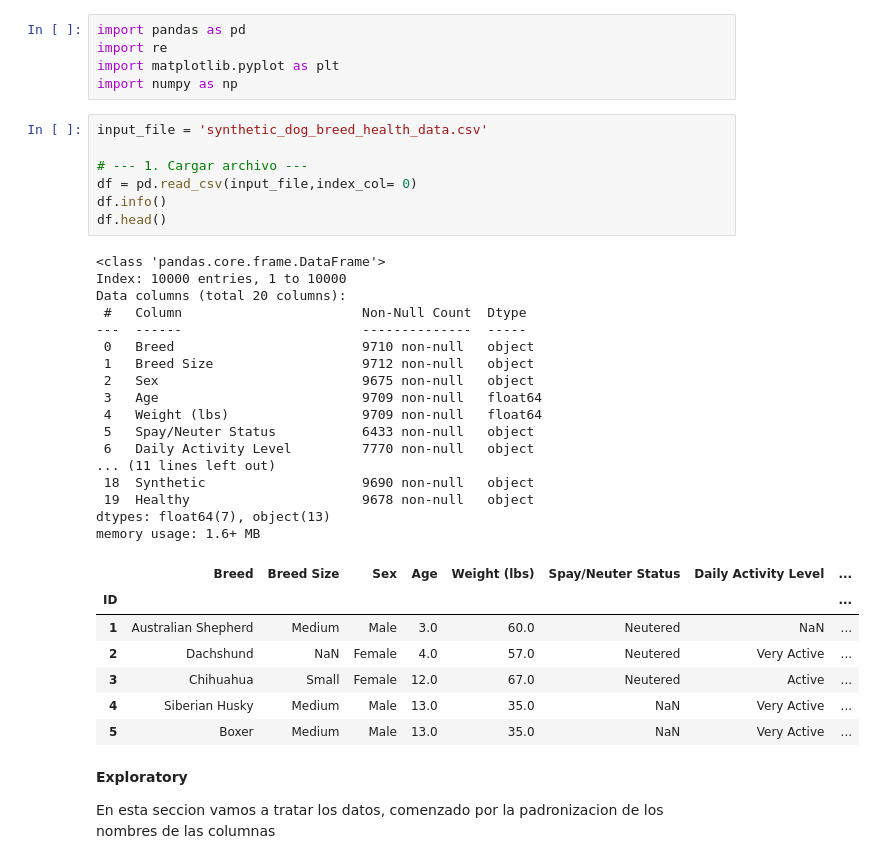
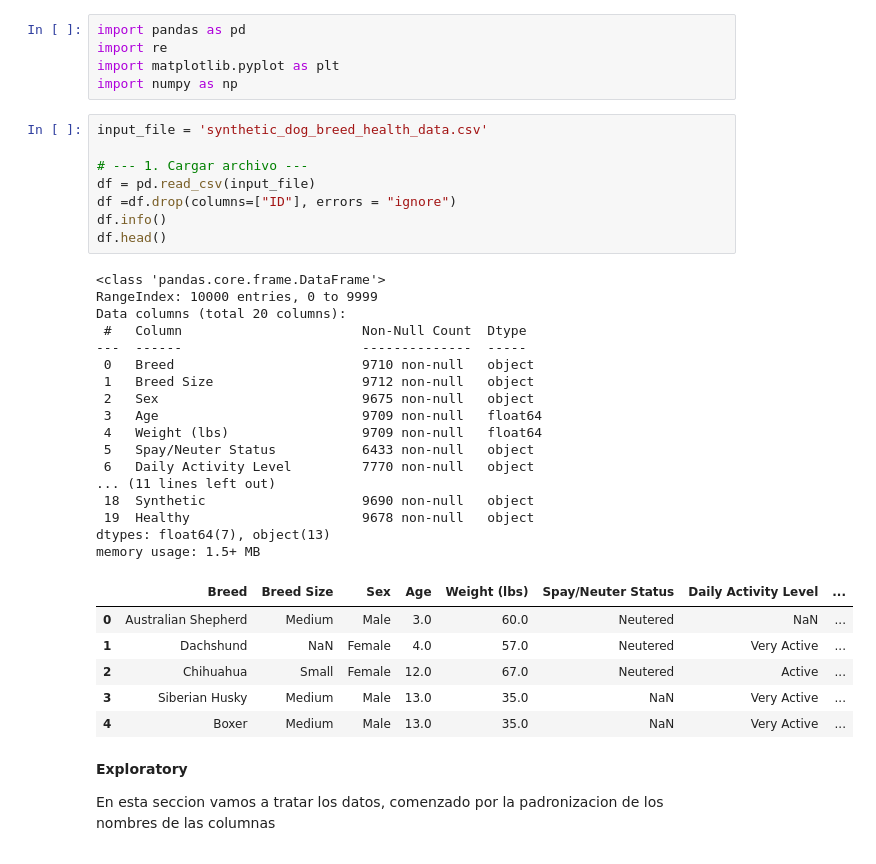
Before and after one commit to baframirez/Prediction-Dog-Breed-Health, a Jupyter notebook: Code.ipynb, the cells around one changed output. Cells and saved outputs as stored; diff of their text form.

```diff
--- a/Code.ipynb
+++ b/Code.ipynb
@@ -10,35 +10,35 @@ import numpy as np
 # %%
 input_file = 'synthetic_dog_breed_health_data.csv'
 
 # --- 1. Cargar archivo ---
-df = pd.read_csv(input_file,index_col= 0)
+df = pd.read_csv(input_file)
+df =df.drop(columns=["ID"], errors = "ignore")
 df.info()
 df.head()
 # %% [output]
 <class 'pandas.core.frame.DataFrame'>
-Index: 10000 entries, 1 to 10000
+RangeIndex: 10000 entries, 0 to 9999
 Data columns (total 20 columns):
  #   Column                       Non-Null Count  Dtype
 ---  ------                       --------------  -----
  0   Breed                        9710 non-null   object
  1   Breed Size                   9712 non-null   object
  2   Sex                          9675 non-null   object
  3   Age                          9709 non-null   float64
  4   Weight (lbs)                 9709 non-null   float64
  5   Spay/Neuter Status           6433 non-null   object
  6   Daily Activity Level         7770 non-null   object
 ... (11 lines left out)
  18  Synthetic                    9690 non-null   object
  19  Healthy                      9678 non-null   object
 dtypes: float64(7), object(13)
-memory usage: 1.6+ MB
+memory usage: 1.5+ MB
 |  | Breed | Breed Size | Sex | Age | Weight (lbs) | Spay/Neuter Status | Daily Activity Level | ... |
-| ID |  |  |  |  |  |  |  | ... |
-| 1 | Australian Shepherd | Medium | Male | 3.0 | 60.0 | Neutered | NaN | ... |
-| 2 | Dachshund | NaN | Female | 4.0 | 57.0 | Neutered | Very Active | ... |
-| 3 | Chihuahua | Small | Female | 12.0 | 67.0 | Neutered | Active | ... |
-| 4 | Siberian Husky | Medium | Male | 13.0 | 35.0 | NaN | Very Active | ... |
-| 5 | Boxer | Medium | Male | 13.0 | 35.0 | NaN | Very Active | ... |
+| 0 | Australian Shepherd | Medium | Male | 3.0 | 60.0 | Neutered | NaN | ... |
+| 1 | Dachshund | NaN | Female | 4.0 | 57.0 | Neutered | Very Active | ... |
+| 2 | Chihuahua | Small | Female | 12.0 | 67.0 | Neutered | Active | ... |
+| 3 | Siberian Husky | Medium | Male | 13.0 | 35.0 | NaN | Very Active | ... |
+| 4 | Boxer | Medium | Male | 13.0 | 35.0 | NaN | Very Active | ... |
 # %% [markdown]
 **Exploratory**
 
```
Also changed, not shown: parts of 32 cells of this notebook, 10 other files.
